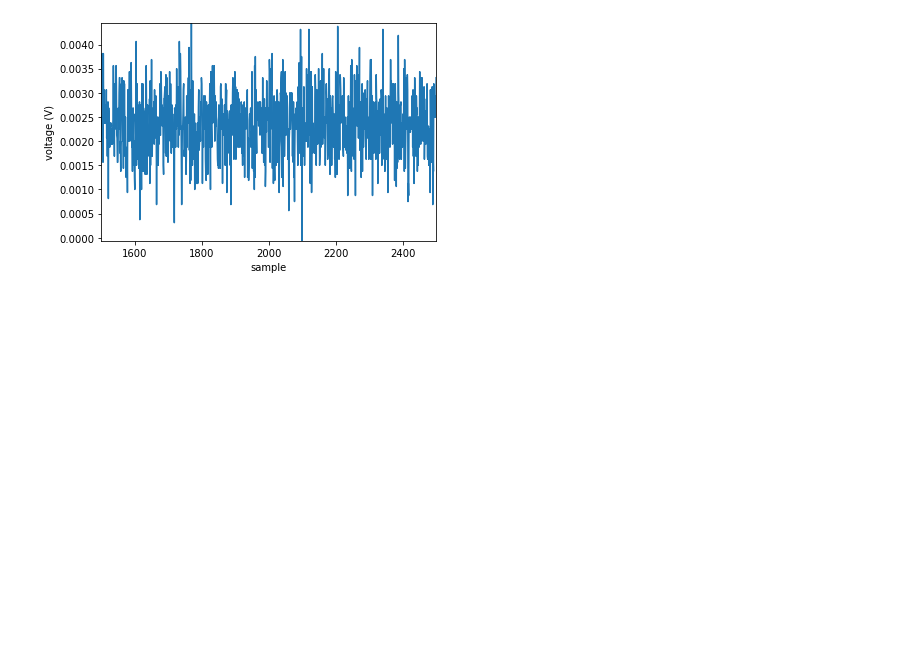
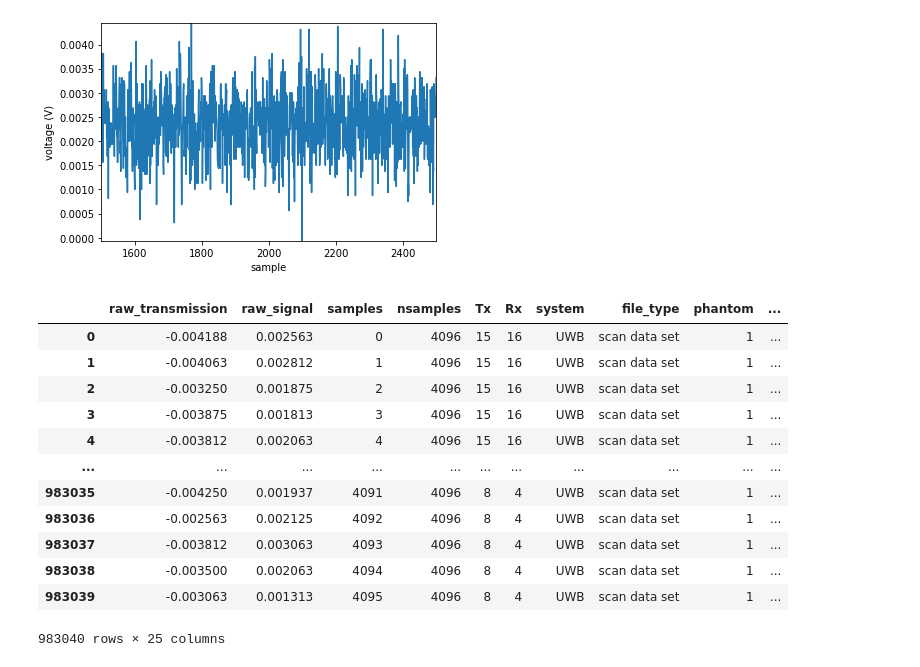
Before and after one commit to leofor19/nb-analysis-pandas, a Jupyter notebook: Jupyter/jupy3_uwb_data_read.ipynb, the cells around one changed output. Saved outputs shown, nothing was run; the diff lists cells and outputs as text; code cells hidden in the pictures; blank space fills up the shorter version.

Commit message:
Updates to Jupyter notebook up3_uwb_data_read and uwb_df_processing.py

```diff
--- a/Jupyter/jupy3_uwb_data_read.ipynb
+++ b/Jupyter/jupy3_uwb_data_read.ipynb
@@ -103,0 +107,23 @@ ax.set(xlabel = 'sample', ylabel = 'voltage (V)');
+# %%
+df2 = uwbproc.uwb_filter_signals(df, input_col_names = ['raw_signal'], output_col_names = ['signal'], start_pt = None, nSamples = 1000)
+
+file_title = f"{scan.date} Phantom {scan.phantom} Angle {scan.angle} Plug {scan.plug} Rep {scan.rep} Iter {scan.iter}"
+file_path = "".join((out_path, "Processed/DF Filtered/", file_title, ".parquet"))
+if not os.path.exists(os.path.dirname(file_path)):
+    os.makedirs(os.path.dirname(file_path))
+
+df2.to_parquet(file_path, engine='pyarrow', index= False)
+# %% [output]
+|  | raw_transmission | raw_signal | samples | nsamples | Tx | Rx | system | file_type | phantom | ... |
+| 0 | -0.004188 | 0.002563 | 0 | 4096 | 15 | 16 | UWB | scan data set | 1 | ... |
+| 1 | -0.004063 | 0.002812 | 1 | 4096 | 15 | 16 | UWB | scan data set | 1 | ... |
+| 2 | -0.003250 | 0.001875 | 2 | 4096 | 15 | 16 | UWB | scan data set | 1 | ... |
+| 3 | -0.003875 | 0.001813 | 3 | 4096 | 15 | 16 | UWB | scan data set | 1 | ... |
+| 4 | -0.003812 | 0.002063 | 4 | 4096 | 15 | 16 | UWB | scan data set | 1 | ... |
+| ... | ... | ... | ... | ... | ... | ... | ... | ... | ... | ... |
+| 983035 | -0.004250 | 0.001937 | 4091 | 4096 | 8 | 4 | UWB | scan data set | 1 | ... |
+| 983036 | -0.002563 | 0.002125 | 4092 | 4096 | 8 | 4 | UWB | scan data set | 1 | ... |
+| 983037 | -0.003812 | 0.003063 | 4093 | 4096 | 8 | 4 | UWB | scan data set | 1 | ... |
+| 983038 | -0.003500 | 0.002063 | 4094 | 4096 | 8 | 4 | UWB | scan data set | 1 | ... |
+| 983039 | -0.003063 | 0.001313 | 4095 | 4096 | 8 | 4 | UWB | scan data set | 1 | ... |
+983040 rows × 25 columns
```
Also changed, not shown: parts of 4 cells of this notebook, 2 other files.
